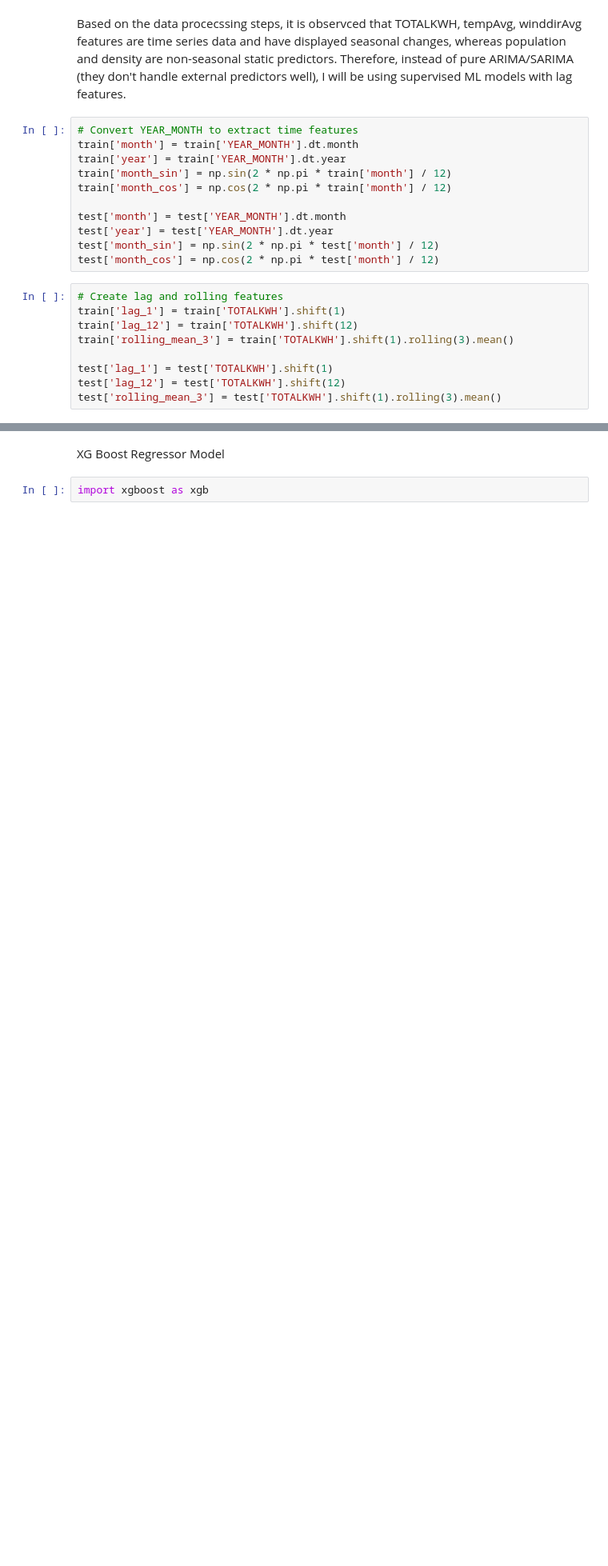
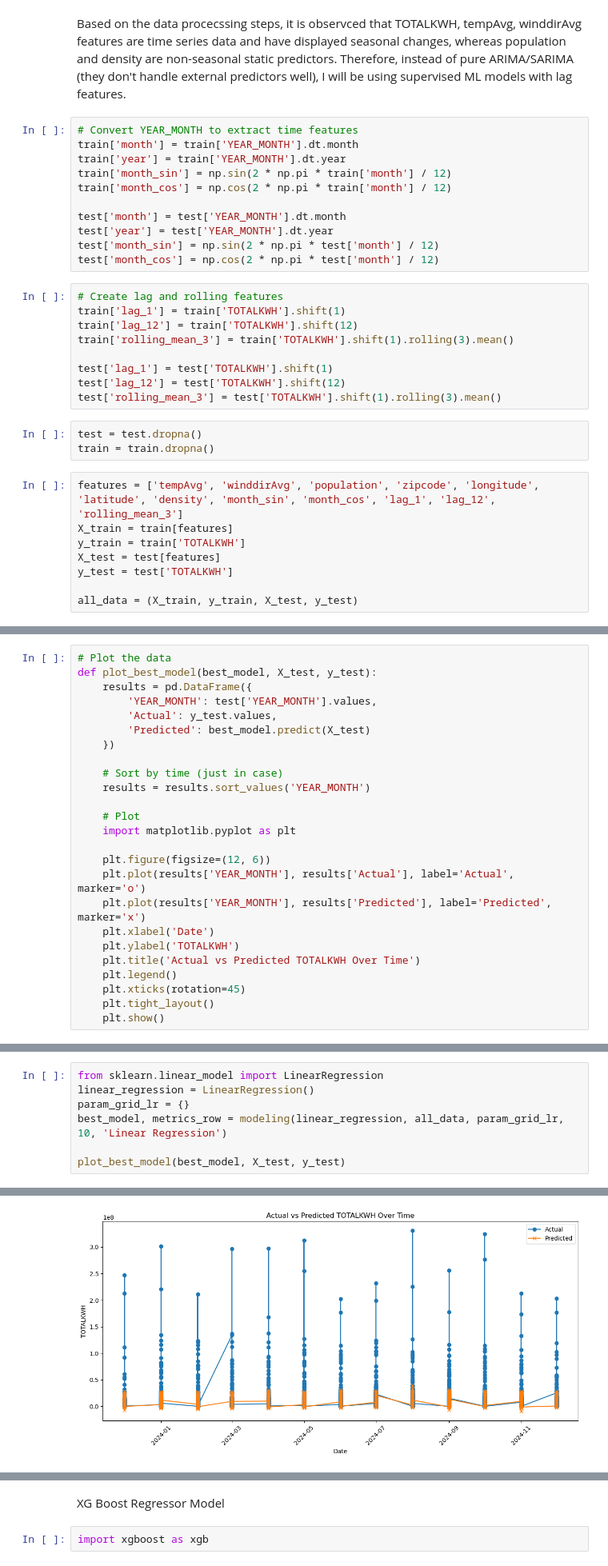
Before and after one commit to kaia-hu/Energy_Load_Forcasting, a Jupyter notebook: time_series_modeling.ipynb, the cells around one changed output, grey strips where cells are left out. Shown: that part at 80% size. Saved outputs shown, nothing was run; the diff lists cells and outputs as text; blank space fills up the shorter version.

Commit message:
can't run random forest, just pushing

```diff
--- a/time_series_modeling.ipynb
+++ b/time_series_modeling.ipynb
@@ -47,3 +47,14 @@ train['rolling_mean_3'] = train['TOTALKWH'].shift(1).rolling(3).mean()
 test['lag_1'] = test['TOTALKWH'].shift(1)
 test['lag_12'] = test['TOTALKWH'].shift(12)
 test['rolling_mean_3'] = test['TOTALKWH'].shift(1).rolling(3).mean()
+# %%
+test = test.dropna()
+train = train.dropna()
+# %%
+features = ['tempAvg', 'winddirAvg', 'population', 'zipcode', 'longitude', 'latitude', 'density', 'month_sin', 'month_cos', 'lag_1', 'lag_12', 'rolling_mean_3']
+X_train = train[features]
+y_train = train['TOTALKWH']
+X_test = test[features]
+y_test = test['TOTALKWH']
+
+all_data = (X_train, y_train, X_test, y_test)
@@ -49,0 +176,25 @@ test['rolling_mean_3'] = test['TOTALKWH'].shift(1).rolling(3).mean()
+# %%
+# Plot the data
+def plot_best_model(best_model, X_test, y_test):
+    results = pd.DataFrame({
+        'YEAR_MONTH': test['YEAR_MONTH'].values,
+        'Actual': y_test.values,
+        'Predicted': best_model.predict(X_test)
+    })
+
+    # Sort by time (just in case)
+    results = results.sort_values('YEAR_MONTH')
+
+    # Plot
+    import matplotlib.pyplot as plt
+
+    plt.figure(figsize=(12, 6))
+    plt.plot(results['YEAR_MONTH'], results['Actual'], label='Actual', marker='o')
+    plt.plot(results['YEAR_MONTH'], results['Predicted'], label='Predicted', marker='x')
+    plt.xlabel('Date')
+    plt.ylabel('TOTALKWH')
+    plt.title('Actual vs Predicted TOTALKWH Over Time')
+    plt.legend()
+    plt.xticks(rotation=45)
+    plt.tight_layout()
+    plt.show()
@@ -49,0 +203,8 @@ test['rolling_mean_3'] = test['TOTALKWH'].shift(1).rolling(3).mean()
+# %%
+from sklearn.linear_model import LinearRegression
+linear_regression = LinearRegression()
+param_grid_lr = {}
+best_model, metrics_row = modeling(linear_regression, all_data, param_grid_lr, 10, 'Linear Regression')
+
+plot_best_model(best_model, X_test, y_test)
+# %% [output]
@@ -49,0 +218 @@ test['rolling_mean_3'] = test['TOTALKWH'].shift(1).rolling(3).mean()
+[figure, added]
```
Also changed, not shown: parts of 7 cells of this notebook.
